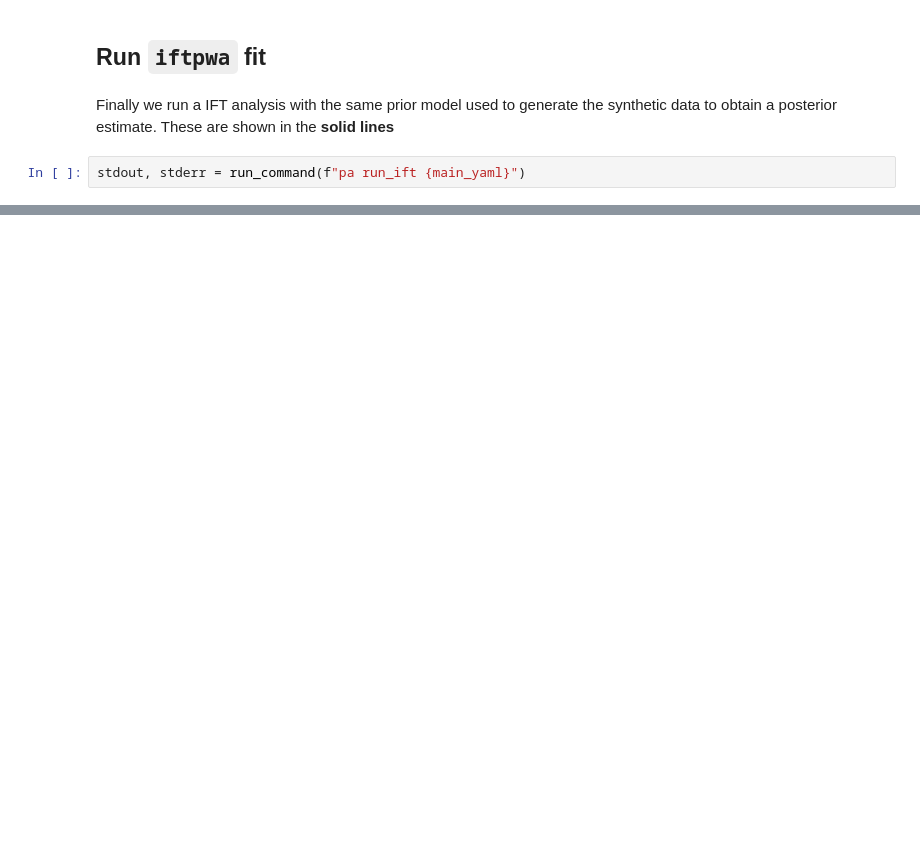
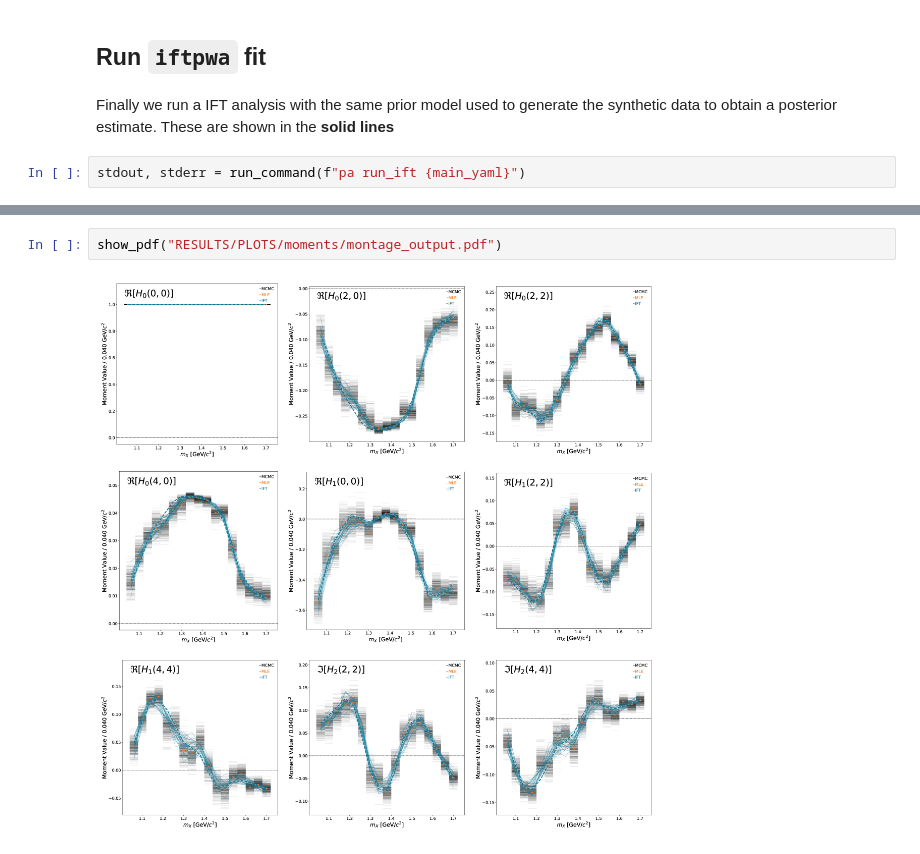
Before and after one commit to lan13005/PyAmpTools, a Jupyter notebook: _sources/demos/analysis_chain.ipynb, the cells around one changed output, grey strips where cells are left out. Cells and saved outputs as stored; diff of their text form; blank space fills up the shorter version.

```diff
--- a/_sources/demos/analysis_chain.ipynb
+++ b/_sources/demos/analysis_chain.ipynb
@@ -126,0 +165,4 @@ del resultManager
+# %%
+show_pdf("RESULTS/PLOTS/moments/montage_output.pdf")
+# %% [output]
+[figure, added]
```
Also changed, not shown: parts of 14 cells of this notebook, 39 other files.
